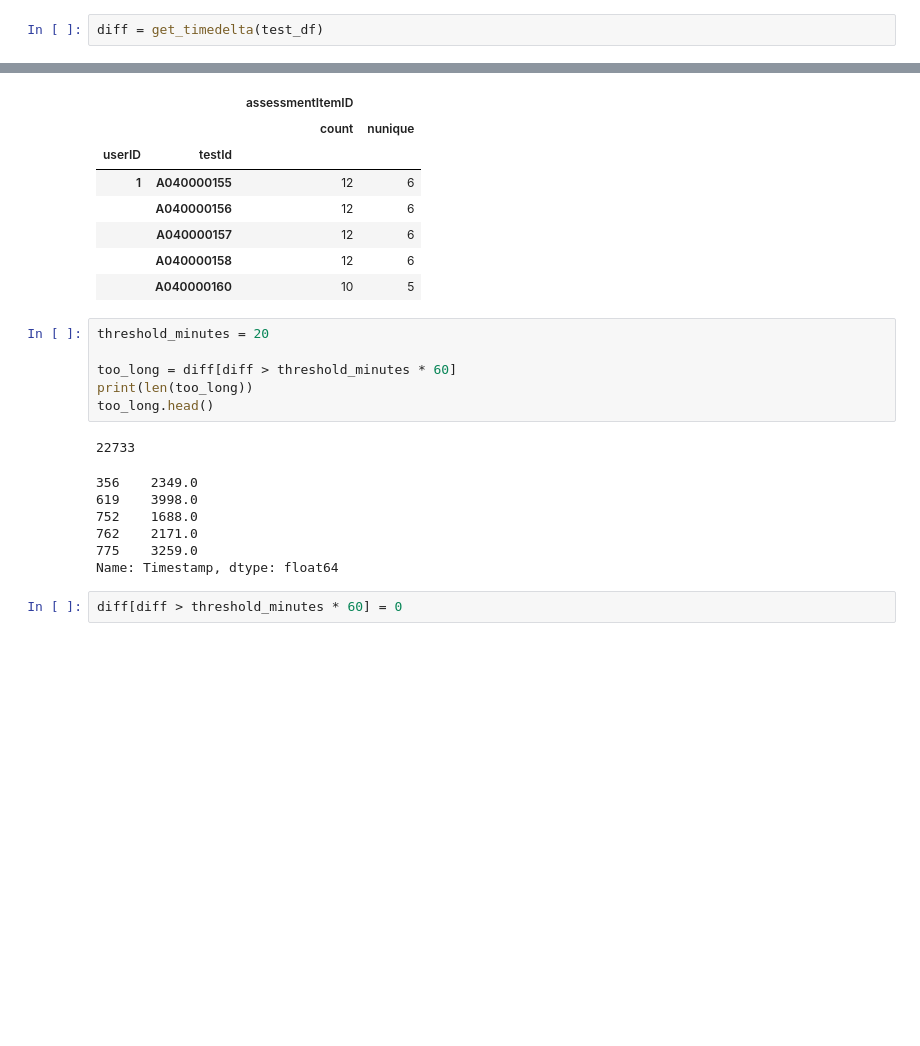
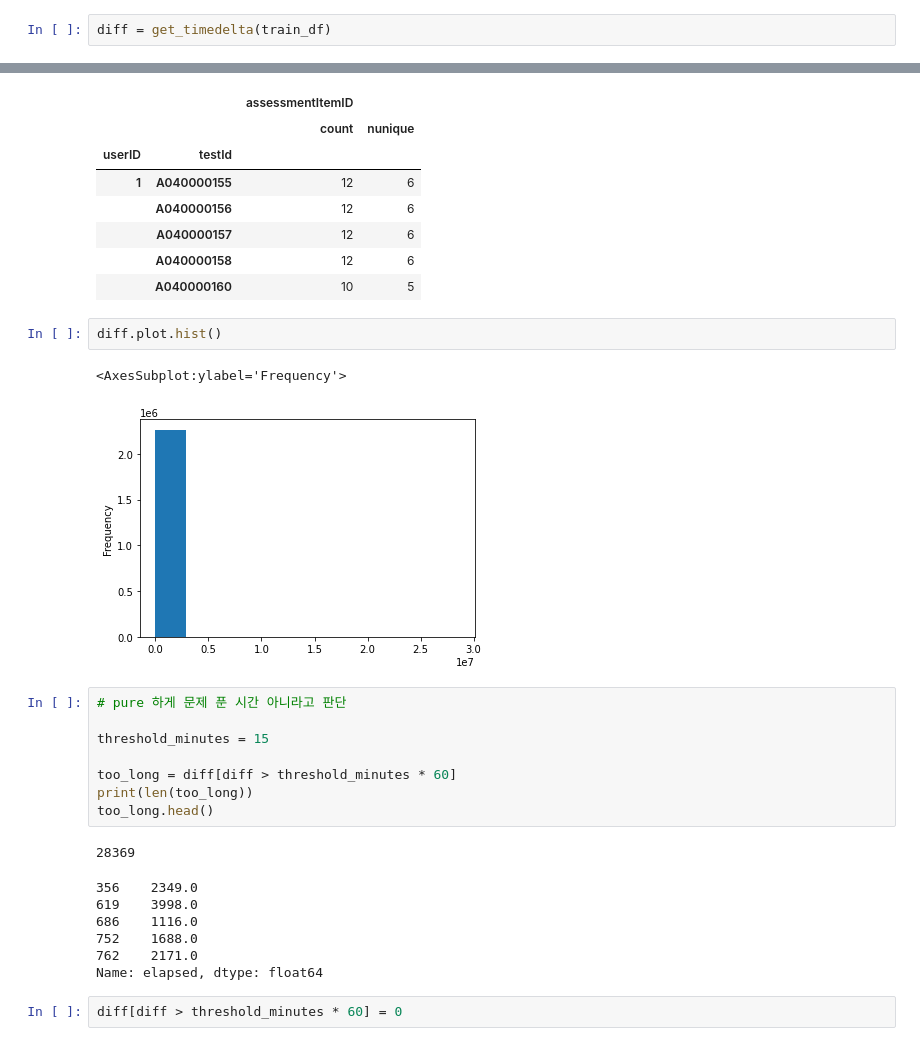
Before and after one commit to bcaitech1/p4-dkt-lastffang, a Jupyter notebook: notebooks/replace-timedelta.ipynb, the cells around one changed output, grey strips where cells are left out. Saved outputs shown, nothing was run; the diff lists cells and outputs as text; blank space fills up the shorter version.

```diff
--- a/notebooks/replace-timedelta.ipynb
+++ b/notebooks/replace-timedelta.ipynb
@@ -44,4 +44,4 @@ def get_timedelta(df):
 # elapsed_answer = df.groupby('elapsed').agg({'answerCode': percentile, 'userID': 'count'})
 # elapsed_hist = elapsed_answer[elapsed_answer['userID'] > 100]
 # %%
-diff = get_timedelta(test_df)
+diff = get_timedelta(train_df)
@@ -132,20 +100,27 @@ multi_sol.head()
 |  | A040000157 | 12 | 6 |
 |  | A040000158 | 12 | 6 |
 |  | A040000160 | 10 | 5 |
+# %%
+diff.plot.hist()
+# %% [output]
+<AxesSubplot:ylabel='Frequency'>
+[figure, added]
 # %%
-threshold_minutes = 20
+# pure 하게 문제 푼 시간 아니라고 판단
+
+threshold_minutes = 15
 
 too_long = diff[diff > threshold_minutes * 60]
 print(len(too_long))
 too_long.head()
 # %% [output]
-22733
+28369
 356    2349.0
 619    3998.0
+686    1116.0
 752    1688.0
 762    2171.0
-775    3259.0
-Name: Timestamp, dtype: float64
+Name: elapsed, dtype: float64
 # %%
 diff[diff > threshold_minutes * 60] = 0
 # %%
```
Also changed, not shown: parts of 27 cells of this notebook.
